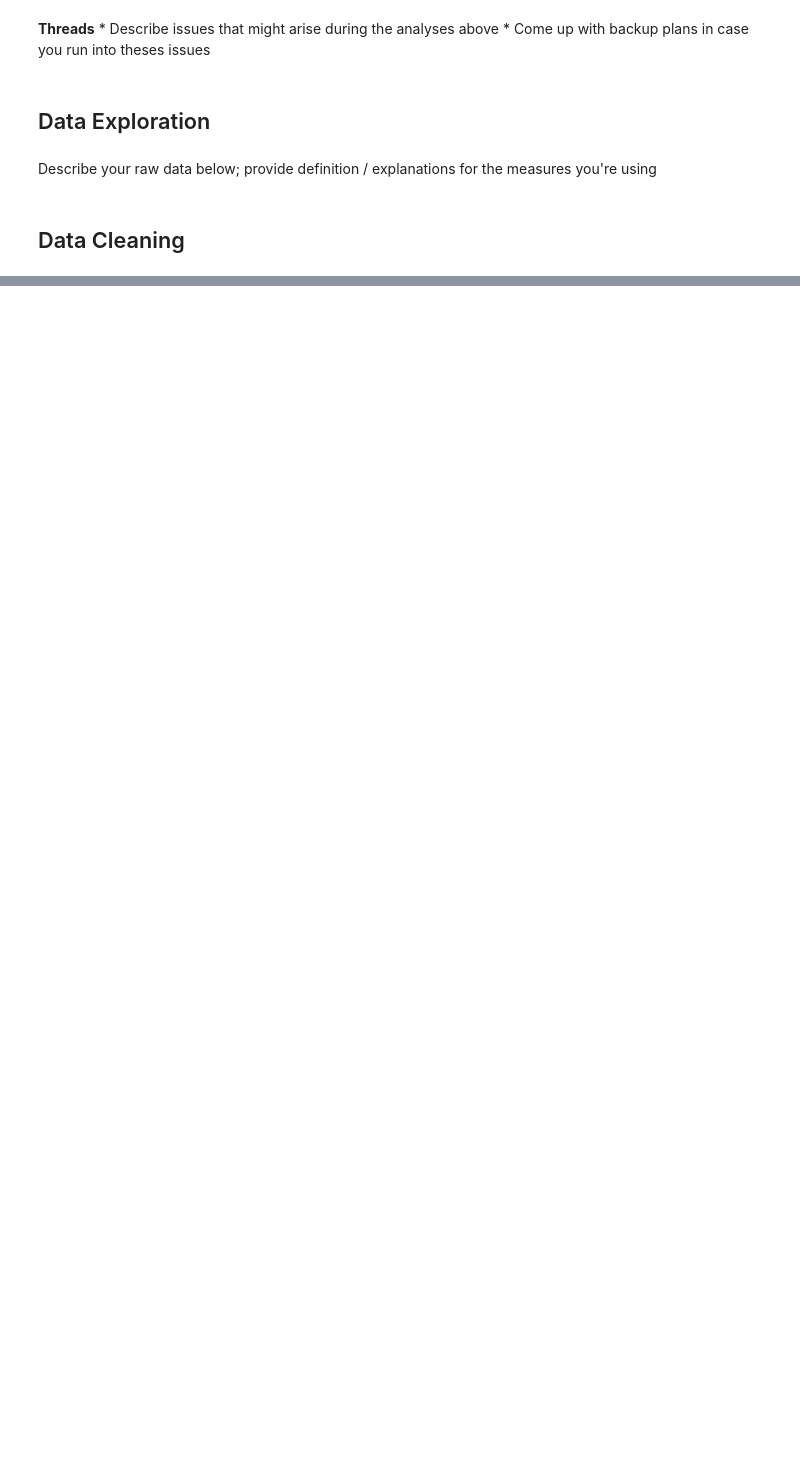
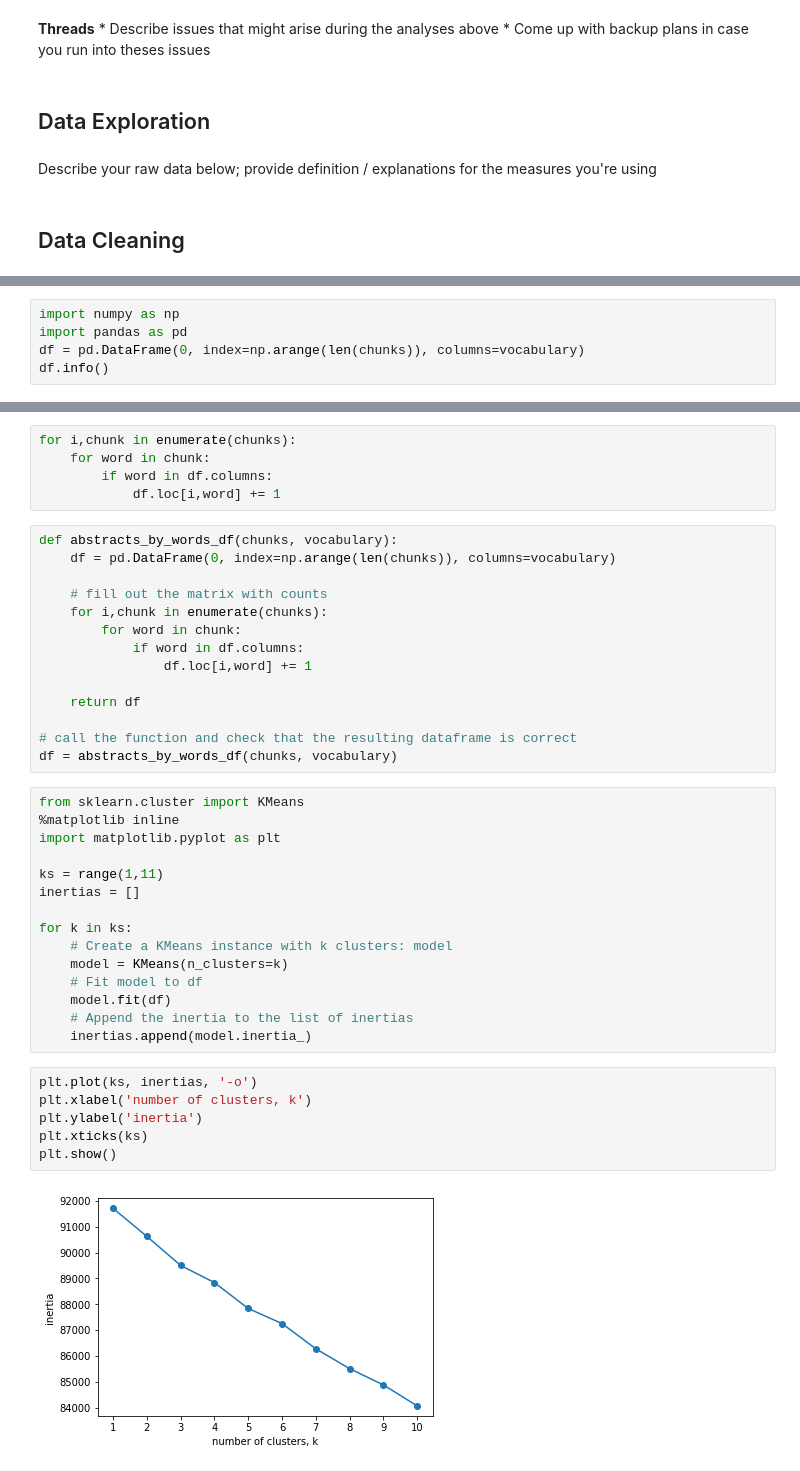
Before and after one commit to hgse-s435/final-project-sophiemann, a Jupyter notebook: Wee9-Final-Project.ipynb, the cells around one changed output, grey strips where cells are left out. Drawn from its saved outputs; the diff is of its cells as text; blank space fills up the shorter version.

```diff
--- a/Wee9-Final-Project.ipynb
+++ b/Wee9-Final-Project.ipynb
@@ -31,0 +235,5 @@ Clean you data in this section, and make sure it's ready to be analyzed for next
+# %%
+import numpy as np
+import pandas as pd
+df = pd.DataFrame(0, index=np.arange(len(chunks)), columns=vocabulary)
+df.info()
@@ -31,0 +246,42 @@ Clean you data in this section, and make sure it's ready to be analyzed for next
+# %%
+for i,chunk in enumerate(chunks):
+    for word in chunk:
+        if word in df.columns:
+            df.loc[i,word] += 1
+# %%
+def abstracts_by_words_df(chunks, vocabulary):
+    df = pd.DataFrame(0, index=np.arange(len(chunks)), columns=vocabulary)
+
+    # fill out the matrix with counts
+    for i,chunk in enumerate(chunks):
+        for word in chunk:
+            if word in df.columns:
+                df.loc[i,word] += 1
+
+    return df
+
+# call the function and check that the resulting dataframe is correct
+df = abstracts_by_words_df(chunks, vocabulary)
+# %%
+from sklearn.cluster import KMeans
+%matplotlib inline
+import matplotlib.pyplot as plt
+
+ks = range(1,11)
+inertias = []
+
+for k in ks:
+    # Create a KMeans instance with k clusters: model
+    model = KMeans(n_clusters=k)
+    # Fit model to df
+    model.fit(df)
+    # Append the inertia to the list of inertias
+    inertias.append(model.inertia_)
+# %%
+plt.plot(ks, inertias, '-o')
+plt.xlabel('number of clusters, k')
+plt.ylabel('inertia')
+plt.xticks(ks)
+plt.show()
+# %% [output]
+[figure, added]
```
Also changed, not shown: parts of 25 cells of this notebook.
